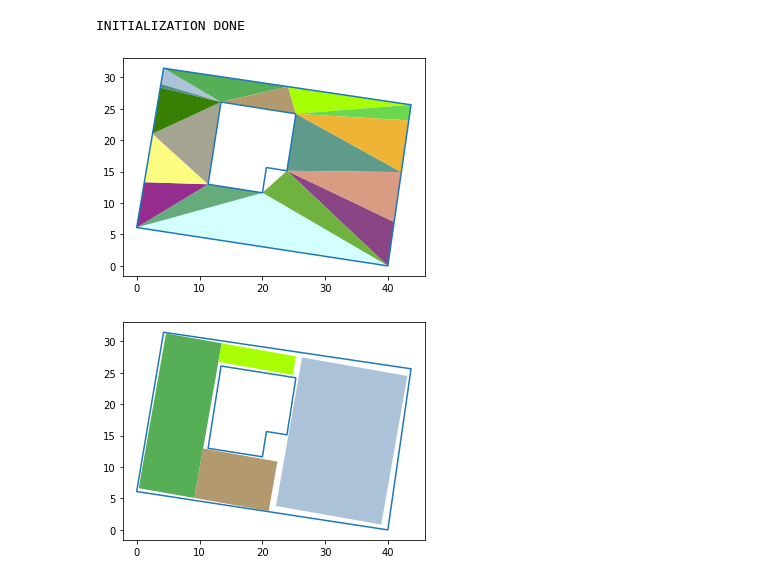
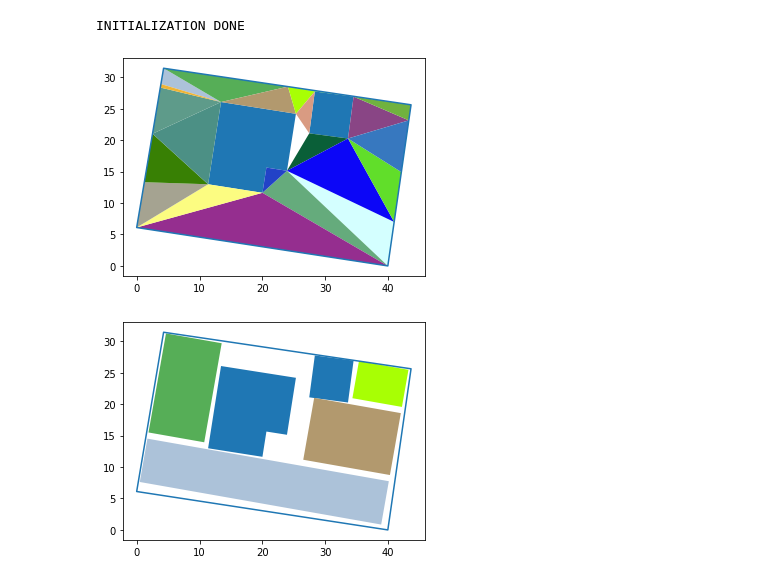
Before and after one commit to nilsbunger/parcel-browser, a Jupyter notebook: notebooks/richard_parcel_play.ipynb, the cells around one changed output. Drawn from its saved outputs; the diff is of its cells as text; code cells hidden in the pictures.

Commit message:
Added finding avail space w multiple buildings

```diff
--- a/notebooks/richard_parcel_play.ipynb
+++ b/notebooks/richard_parcel_play.ipynb
@@ -53,38 +53,38 @@ parcel_in_utm = parcel_to_utm_gdf(parcel)
 buildings_in_utm = buildings_to_utm_gdf(buildings)
 # lot_square_meters = parcel_in_utm.area
 # print ("Lot: ", lot_square_meters)
 # print ("buildings: ", buildings_in_utm.area)
 
 # do some basic sanity checks
 assert (len(parcel_in_utm.boundary[0].geoms) == 1)
 # assert (len(buildings_in_utm.boundary) == 2)
 assert (len(buildings_in_utm.boundary[0].geoms) == 1)
 
 # TODO: Algorithm currently only uses first building. extend it to multiple buildings
 # building_lines = MultiLineString(buildings_in_utm.geometry)
 assert (len(parcel_in_utm.boundary) == 1)
 
 # Why does building have to be a line_string but parcel isn't?
 # Why do we have to treat buildings as a line string and not as a polygon that can be filled in?
 # Is this something to do with the building's data structure (not having information on the fill, only vertices)?
-parcel_boundary_multipoly, building_line_string = normalize_geometries(parcel_in_utm, buildings_in_utm)
+parcel_boundary_multipoly, buildings = normalize_geometries(parcel_in_utm, buildings_in_utm)
 
 # Calculate the available geometries
-avail_geom = get_avail_geoms(parcel_boundary_multipoly, building_line_string)
+avail_geom = get_avail_geoms(parcel_boundary_multipoly, buildings)
 
 # A lot data frame contains the building(s) and the parcel (the plot of land)
-lot_df = geopandas.GeoDataFrame(geometry=[building_line_string, parcel_boundary_multipoly.boundary], crs="EPSG:4326")
+lot_df = geopandas.GeoDataFrame(geometry=[*buildings, parcel_boundary_multipoly.boundary], crs="EPSG:4326")
 # Display a graphic showing the building(s), and the available geometries we've calculated
 display_polys_on_lot(lot_df, avail_geom.geoms)
 
 # Now find the largest rectangles we can fit on the available geometries
 placed_polys = find_largest_rectangles_on_avail_geom(avail_geom, 4)
 
 display_polys_on_lot(lot_df, placed_polys)
 # nb_exit()
 # %% [output]
-[figure, old version]
+[figure, new version]
-[figure, old version]
+[figure, new version]
 # %%
 ## NOT WORKING: Find rectangles: Implementation attempt from old Dr Dobbs journal.
 # Ref: https://stackoverflow.com/questions/7245/puzzle-find-largest-rectangle-maximal-rectangle-problem
```
Also changed, not shown: 1 other file.
